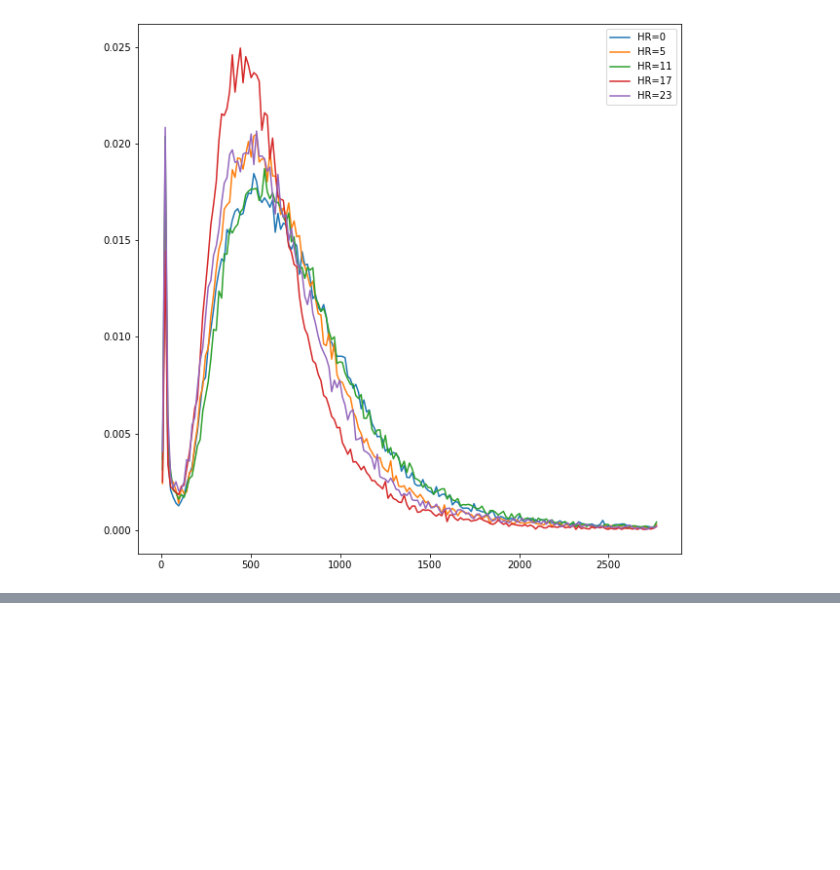
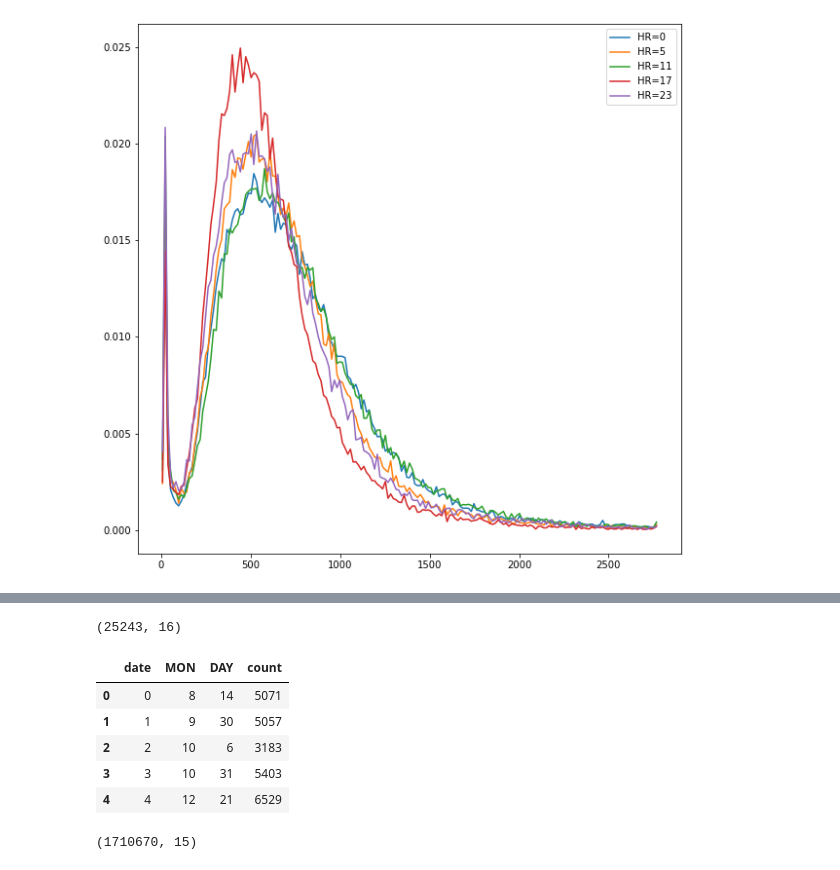
Before and after one commit to is-patel/CSE151BFINALPRJ, a Jupyter notebook: feature_engineering.ipynb, the cells around one changed output, grey strips where cells are left out. Cells and saved outputs as stored; diff of their text form; code cells hidden in the pictures; blank space fills up the shorter version.

```diff
--- a/feature_engineering.ipynb
+++ b/feature_engineering.ipynb
@@ -175,0 +238,15 @@ plt.legend();
+# %%
+print(narrows.shape)
+A.merge(B)
+# %% [output]
+(25243, 16)
+|  | date | MON | DAY | count |
+| 0 | 0 | 8 | 14 | 5071 |
+| 1 | 1 | 9 | 30 | 5057 |
+| 2 | 2 | 10 | 6 | 3183 |
+| 3 | 3 | 10 | 31 | 5403 |
+| 4 | 4 | 12 | 21 | 6529 |
+# %%
+df_tr.shape
+# %% [output]
+(1710670, 15)
```
Also changed, not shown: parts of 14 cells of this notebook, 4 other files.
